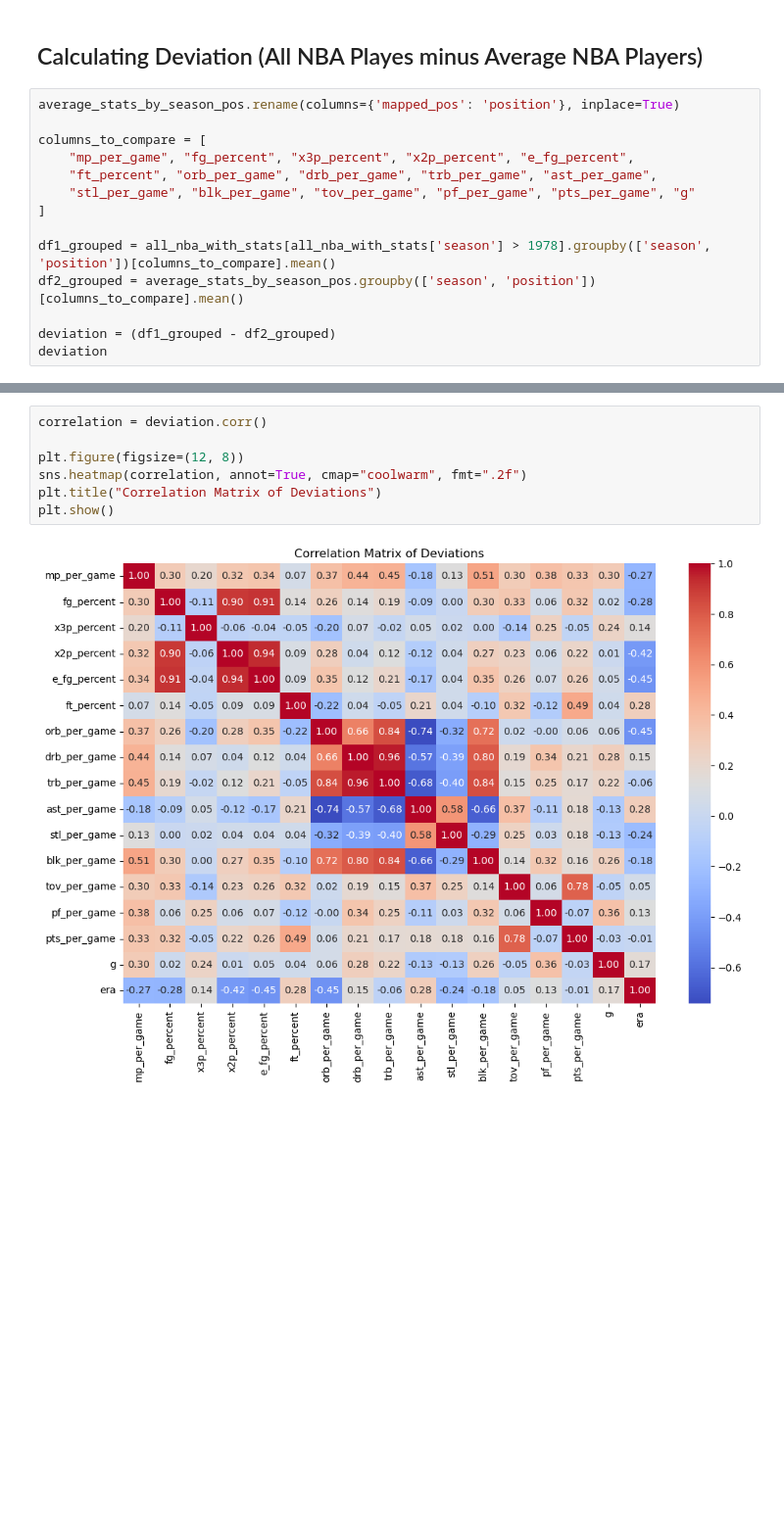
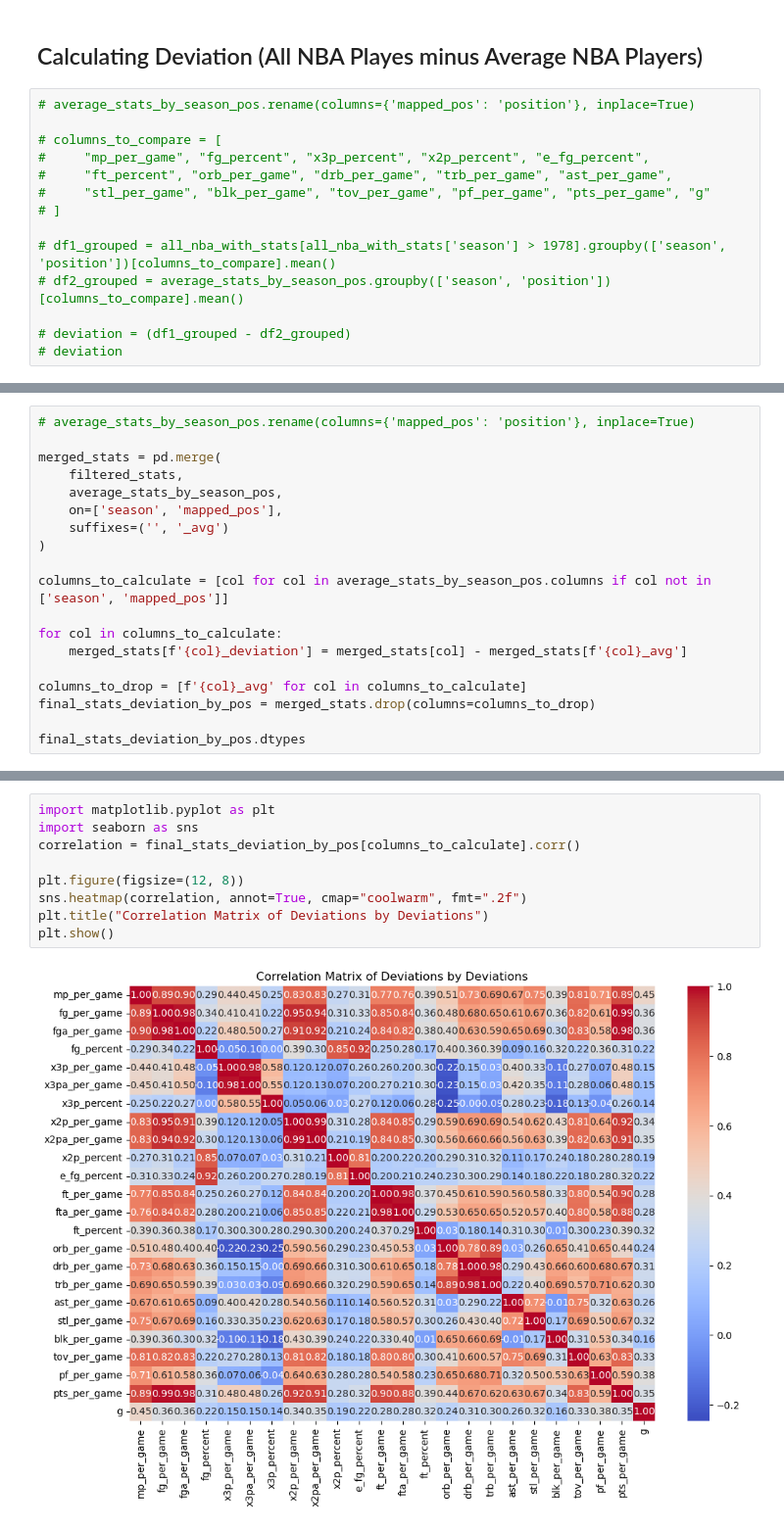
Before and after one commit to RomandRapido/DSC1101, a Jupyter notebook: SA/testing-center.ipynb, the cells around one changed output, grey strips where cells are left out. Shown at 98% size. Drawn from its saved outputs; the diff is of its cells as text; blank space fills up the shorter version.

```diff
--- a/SA/testing-center.ipynb
+++ b/SA/testing-center.ipynb
@@ -312,16 +313,16 @@ dtype: object
 # %% [markdown]
 ## Calculating Deviation (All NBA Playes minus Average NBA Players)
 # %%
-average_stats_by_season_pos.rename(columns={'mapped_pos': 'position'}, inplace=True)
+# average_stats_by_season_pos.rename(columns={'mapped_pos': 'position'}, inplace=True)
 
-columns_to_compare = [
-    "mp_per_game", "fg_percent", "x3p_percent", "x2p_percent", "e_fg_percent",
-    "ft_percent", "orb_per_game", "drb_per_game", "trb_per_game", "ast_per_game",
-    "stl_per_game", "blk_per_game", "tov_per_game", "pf_per_game", "pts_per_game", "g"
-]
+# columns_to_compare = [
+#     "mp_per_game", "fg_percent", "x3p_percent", "x2p_percent", "e_fg_percent",
+#     "ft_percent", "orb_per_game", "drb_per_game", "trb_per_game", "ast_per_game",
+#     "stl_per_game", "blk_per_game", "tov_per_game", "pf_per_game", "pts_per_game", "g"
+# ]
 
-df1_grouped = all_nba_with_stats[all_nba_with_stats['season'] > 1978].groupby(['season', 'position'])[columns_to_compare].mean()
-df2_grouped = average_stats_by_season_pos.groupby(['season', 'position'])[columns_to_compare].mean()
+# df1_grouped = all_nba_with_stats[all_nba_with_stats['season'] > 1978].groupby(['season', 'position'])[columns_to_compare].mean()
+# df2_grouped = average_stats_by_season_pos.groupby(['season', 'position'])[columns_to_compare].mean()
 
-deviation = (df1_grouped - df2_grouped)
-deviation
+# deviation = (df1_grouped - df2_grouped)
+# deviation
@@ -368,0 +337,19 @@ plt.show()
+# %%
+# average_stats_by_season_pos.rename(columns={'mapped_pos': 'position'}, inplace=True)
+
+merged_stats = pd.merge(
+    filtered_stats,
+    average_stats_by_season_pos,
+    on=['season', 'mapped_pos'],
+    suffixes=('', '_avg')
+)
+
+columns_to_calculate = [col for col in average_stats_by_season_pos.columns if col not in ['season', 'mapped_pos']]
+
+for col in columns_to_calculate:
+    merged_stats[f'{col}_deviation'] = merged_stats[col] - merged_stats[f'{col}_avg']
+
+columns_to_drop = [f'{col}_avg' for col in columns_to_calculate]
+final_stats_deviation_by_pos = merged_stats.drop(columns=columns_to_drop)
+
+final_stats_deviation_by_pos.dtypes
@@ -369,9 +409,11 @@ plt.show()
 # %%
-correlation = deviation.corr()
+import matplotlib.pyplot as plt
+import seaborn as sns
+correlation = final_stats_deviation_by_pos[columns_to_calculate].corr()
 
 plt.figure(figsize=(12, 8))
 sns.heatmap(correlation, annot=True, cmap="coolwarm", fmt=".2f")
-plt.title("Correlation Matrix of Deviations")
+plt.title("Correlation Matrix of Deviations by Deviations")
 plt.show()
 # %% [output]
-[figure, old version]
+[figure, new version]
```
Also changed, not shown: parts of 34 cells of this notebook, 4 other files.
